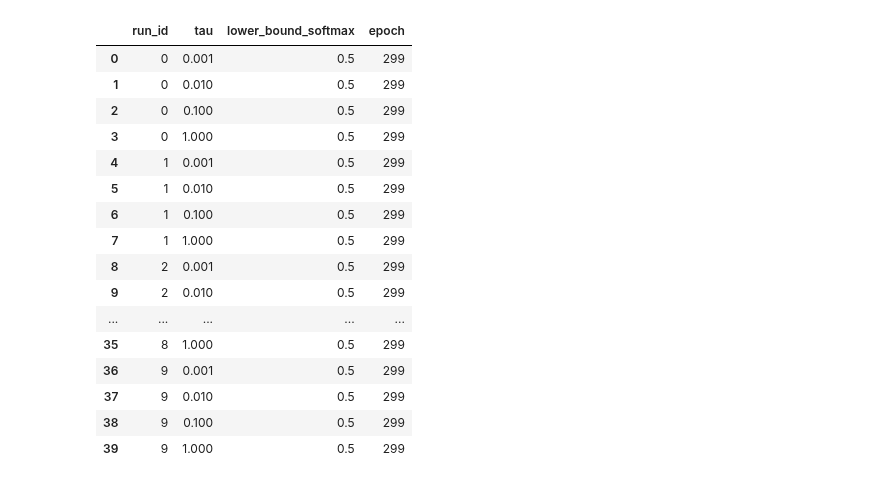
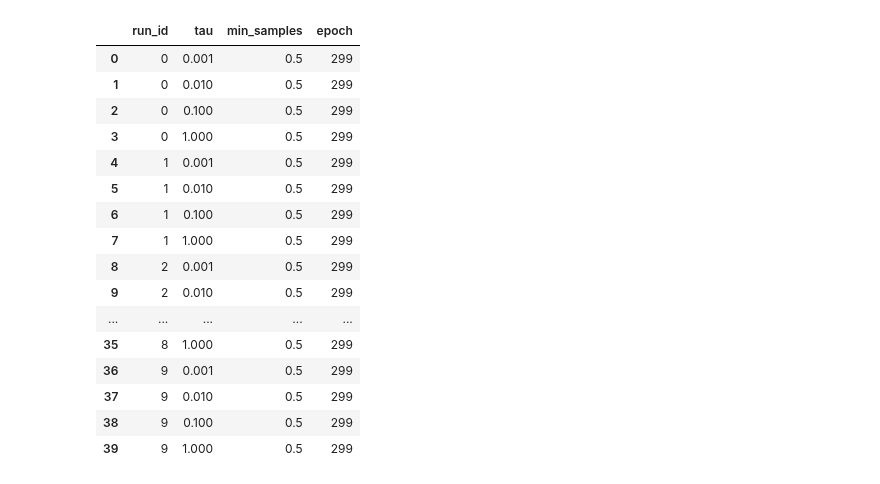
Before and after one commit to mariusdgm/phd-research, a Jupyter notebook: experiments/experiment_distributions/analyze_results_random_sampling.ipynb, the cells around one changed output. Saved outputs shown, nothing was run; the diff lists cells and outputs as text; code cells hidden in the pictures.

```diff
--- a/experiments/experiment_distributions/analyze_results_random_sampling.ipynb
+++ b/experiments/experiment_distributions/analyze_results_random_sampling.ipynb
@@ -14,5 +22,5 @@ sns.set_theme()
 # %%
-root_dir = r".\results\2024Mar21-125206_configs"
+root_dir = r".\results\2024Mar31-174127_configs"
 # %%
 def collect_experiment_data(root_dir):
     """
@@ -33,37 +41,37 @@ def collect_experiment_data(root_dir):
                 # Path to the current file
                 file_path = os.path.join(subdir, file)
                 # Read the loss record CSV file
                 df = pd.read_csv(file_path)
 
                 # Load the corresponding cfg.yaml file to get parameters
                 cfg_path = os.path.join(subdir, "cfg.yaml")
                 with open(cfg_path, 'r') as cfg_file:
                     cfg_data = yaml.safe_load(cfg_file)
 
                 # Extract needed parameters
                 run_id = cfg_data.get('run_id')
                 tau = cfg_data['tau']
-                lower_bound_softmax = cfg_data['lower_bound_softmax']
+                min_samples = cfg_data['min_samples']
 
                 # Add parameters as new columns to the DataFrame
                 df['run_id'] = run_id
                 df['tau'] = tau
-                df['lower_bound_softmax'] = lower_bound_softmax
+                df['min_samples'] = min_samples
 
                 # Append to the list of all data
                 all_data.append(df)
 
     # Concatenate all data into a single DataFrame
     return pd.concat(all_data, ignore_index=True)
 
 combined_data = collect_experiment_data(root_dir)
 combined_data
 
-aggregated_df = combined_data.groupby(['run_id', 'tau', 'lower_bound_softmax']).agg({'epoch': 'max'}).reset_index()
+aggregated_df = combined_data.groupby(['run_id', 'tau', 'min_samples']).agg({'epoch': 'max'}).reset_index()
 
 aggregated_df
 # %% [output]
-|  | run_id | tau | lower_bound_softmax | epoch |
+|  | run_id | tau | min_samples | epoch |
 | 0 | 0 | 0.001 | 0.5 | 299 |
 | 1 | 0 | 0.010 | 0.5 | 299 |
 | 2 | 0 | 0.100 | 0.5 | 299 |
```
Also changed, not shown: parts of 8 cells of this notebook, 13 other files.
